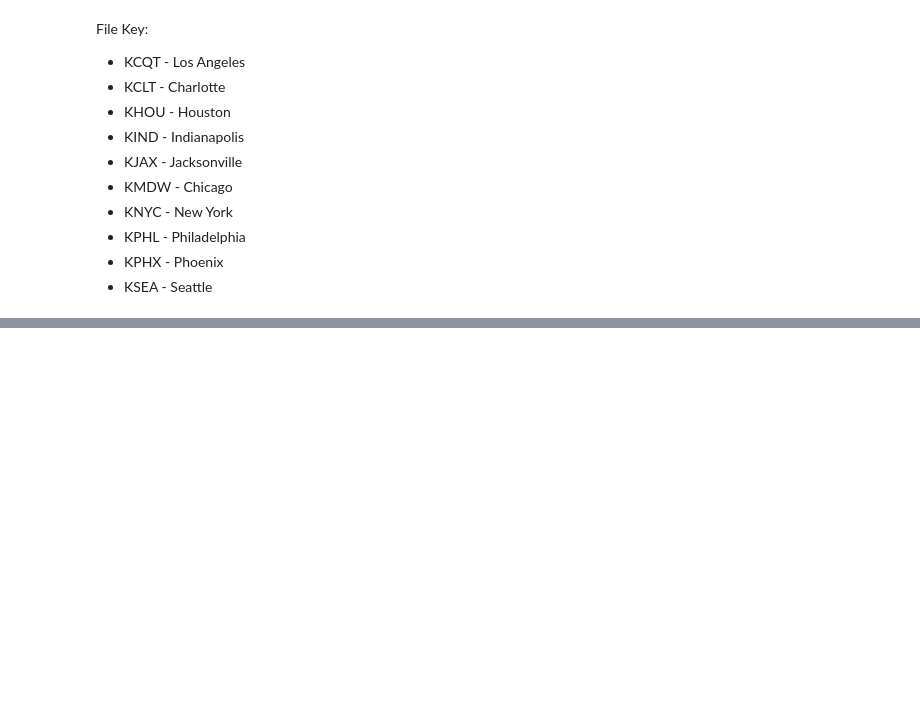
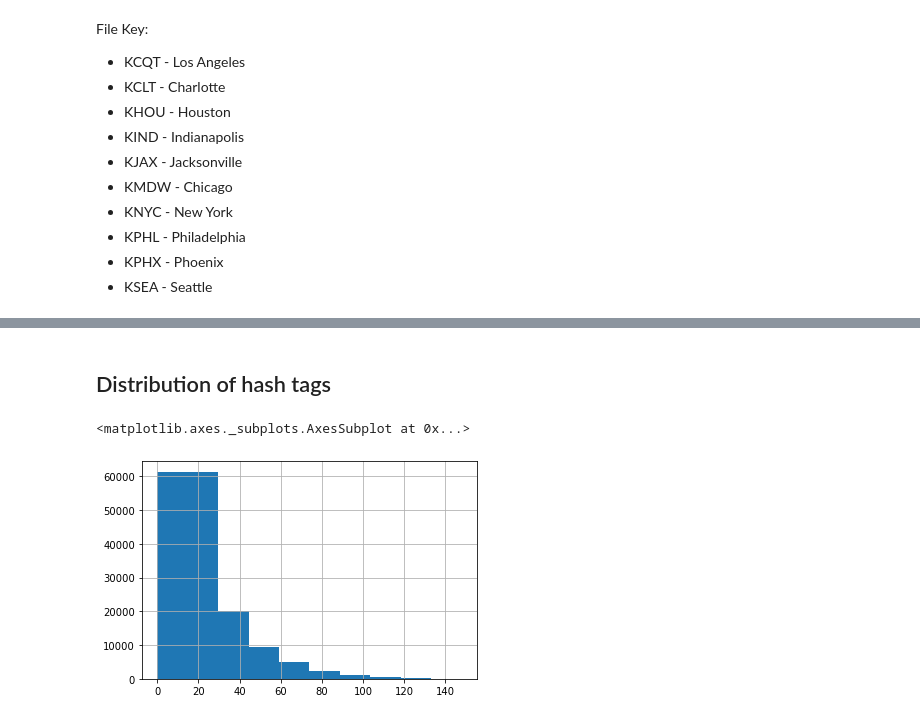
Before and after one commit to mitchjablonski/COVID_Data_Review_Pipeline, a Jupyter notebook: COVID_Data.ipynb, the cells around one changed output, grey strips where cells are left out. Drawn from its saved outputs; the diff is of its cells as text; code cells hidden in the pictures; blank space fills up the shorter version.

```diff
--- a/COVID_Data.ipynb
+++ b/COVID_Data.ipynb
@@ -30,0 +61,8 @@ File Key:
+# %% [markdown]
+## Distribution of hash tags
+# %%
+import numpy as np
+vac_tweets['hashtags'].apply(lambda x: len(x) if x is not np.nan else 0).hist()
+# %% [output]
+<matplotlib.axes._subplots.AxesSubplot at 0x...>
+[figure, added]
```
Also changed, not shown: parts of 38 cells of this notebook.
